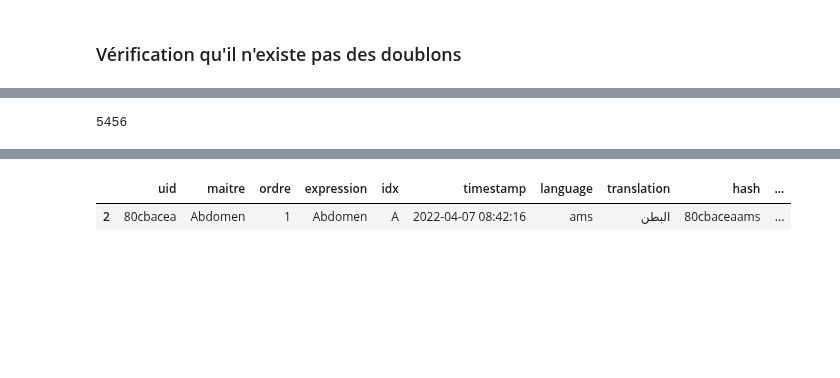
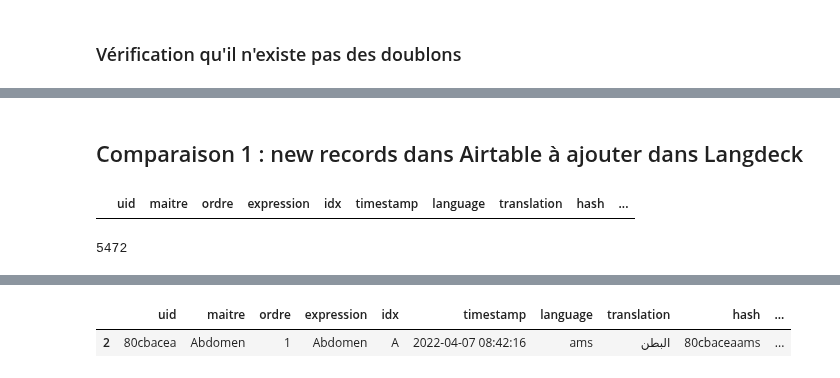
Before and after one commit to gretiere545/corpus, a Jupyter notebook: corpus_sync_airtable.ipynb, the cells around one changed output, grey strips where cells are left out. Drawn from its saved outputs; the diff is of its cells as text; code cells hidden in the pictures; blank space fills up the shorter version.

```diff
--- a/corpus_sync_airtable.ipynb
+++ b/corpus_sync_airtable.ipynb
@@ -357,0 +327,16 @@ df2['timestamp'] = df2['timestamp'].astype('datetime64[s]')
+# %%
+def get_df_langdeck():
+  # Ouverture de la Sheet Langdeck (mots à traduire)
+
+  #sheet = 'https://docs.google.com/spreadsheets/d/1cSnSnnQunL-I7hpyYkIqbtuGr55unVJ3Qe8URSrjTr8/'
+  #t_corpus = wb.worksheet("Langdeck")
+  sheet = 'https://docs.google.com/spreadsheets/d/1bkL0bK2yh6Ea_BQaFIJ_yAvbTXw8NOFtlTZJSZK_5FY/'
+  wb  = gc.open_by_url(sheet)
+  t_corpus = wb.worksheet("t_sync_voc")
+  data_t_corpus = t_corpus.get_all_values()
+  df_langdeck = pd.DataFrame(data_t_corpus[1:], columns=data_t_corpus[0]).drop_duplicates()
+  df_langdeck['ordre'] = pd.to_numeric(df_langdeck['ordre'])
+  df_langdeck['timestamp'] = df_langdeck['timestamp'].astype('datetime64[s]')
+  return df_langdeck
+# %%
+df_langdeck = get_df_langdeck()
@@ -358,4 +347,10 @@ df2['timestamp'] = df2['timestamp'].astype('datetime64[s]')
+# %% [markdown]
+## Comparaison 1 : new records dans Airtable à ajouter dans Langdeck
+# %%
+df_airtable_for_langdeck[~df_airtable_for_langdeck["uid"].isin(df_langdeck["uid"])]
+# %% [output]
+|  | uid | maitre | ordre | expression | idx | timestamp | language | translation | hash | ... |
 # %%
-len(df2)
+len(df_airtable_for_langdeck)
 # %% [output]
-5456
+5472
```
Also changed, not shown: parts of 26 cells of this notebook.
